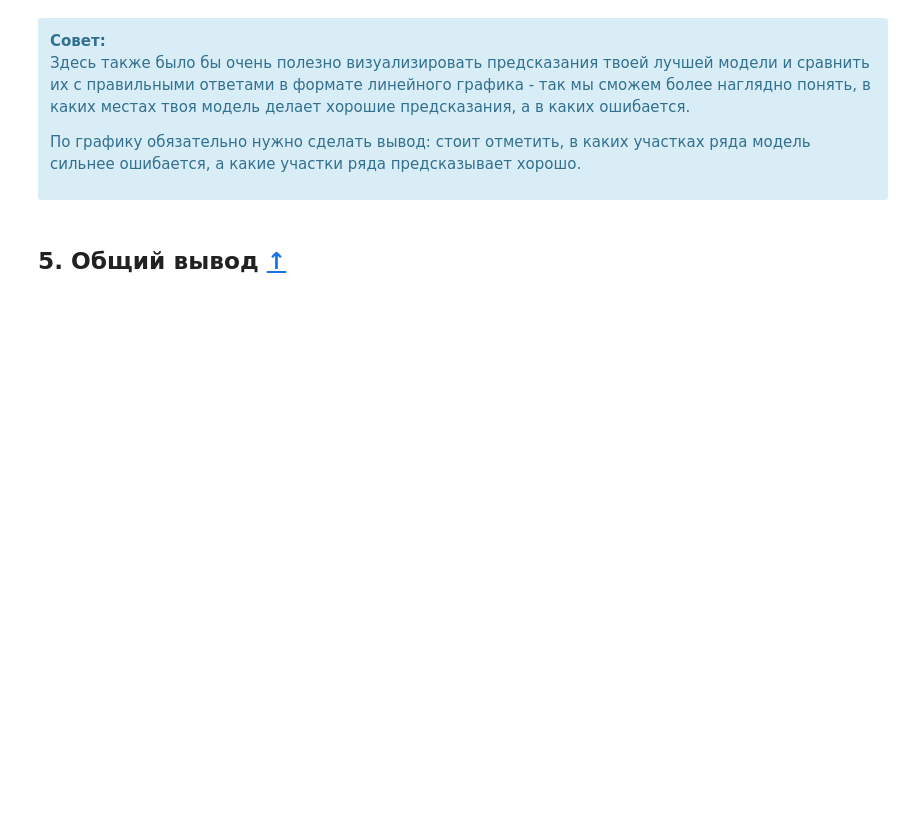
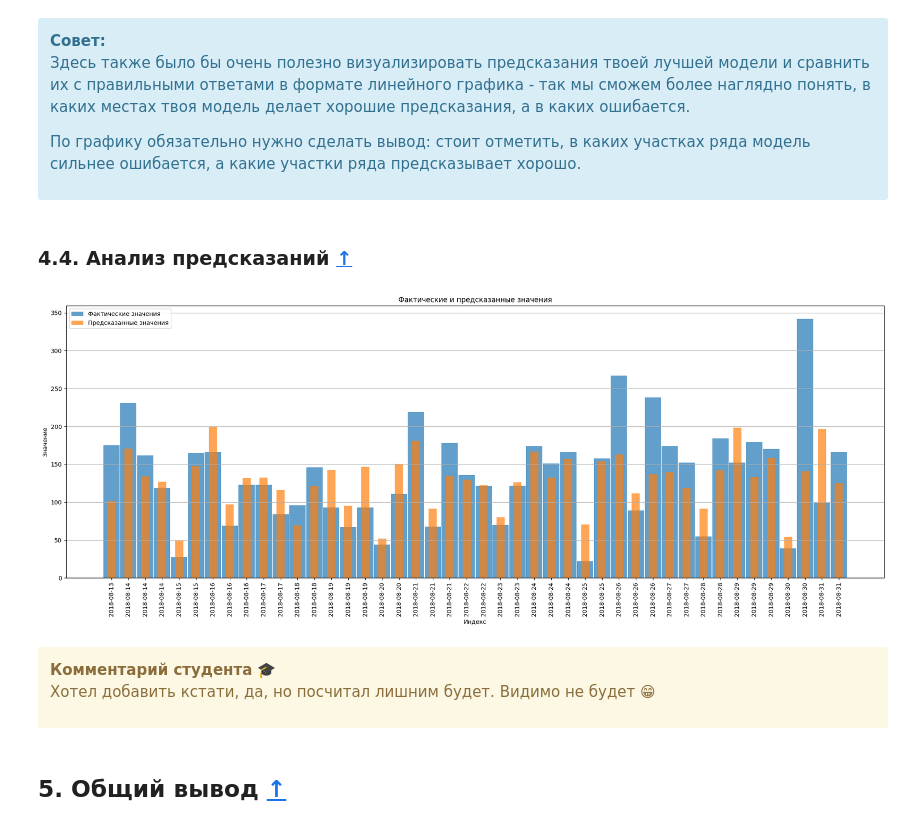
Before and after one commit to dolbilov/yandex_practicum_projects, a Jupyter notebook: 16_taxi_demand_predicting/project.ipynb, the cells around one changed output. Drawn from its saved outputs; the diff is of its cells as text; code cells hidden in the pictures; blank space fills up the shorter version.

```diff
--- a/16_taxi_demand_predicting/project.ipynb
+++ b/16_taxi_demand_predicting/project.ipynb
@@ -564,4 +795,45 @@ plt.show()
 </div>
 
 <div class=
+# %% [markdown]
+### 4.4. <a id='toc4_4_'></a>Анализ предсказаний  [&#8593;](#toc0_)
+# %%
+def plot_result(actual: pd.Series, predicted: pd.Series) -> None:
+    if actual.shape != predicted.shape:
+        raise ValueError('Длины массивов должны совпадать.')
+
+    if not isinstance(predicted, pd.Series):
+        predicted = pd.Series(predicted, actual.index)
+
+    # Ширина столбиков
+    width_actual = 0.4     # Ширина для фактических значений
+    width_predicted = 0.2  # Ширина для предсказанных значений
+
+    step = len(actual) // 44
+    actual = actual.iloc[::step][:44]
+    predicted = predicted.iloc[::step][:44]
+    indexes = actual.index
+
+    plt.figure(figsize=(20, 8))
+    plt.bar(indexes, actual, width=width_actual, label='Фактические значения', alpha=0.7)
+    plt.bar(indexes, predicted, width=width_predicted, label='Предсказанные значения', alpha=0.7)
+
+    plt.title('Фактические и предсказанные значения')
+    plt.xlabel('Индекс')
+    plt.ylabel('Значение')
+    plt.xticks(indexes, rotation=90)
+    plt.legend()
+    plt.grid(axis='y')
+    plt.tight_layout()
+    plt.show()
+# %%
+plot_result(y_test, y_pred)
+# %% [output]
+[figure, added]
+# %% [markdown]
+<div class="alert alert-block alert-warning">
+<b>Комментарий студента 🎓</b>
+
+Хотел добавить кстати, да, но посчитал лишним будет. Видимо не будет 😁
+</div>
 # %% [markdown]
```
Also changed, not shown: parts of 51 cells of this notebook.
